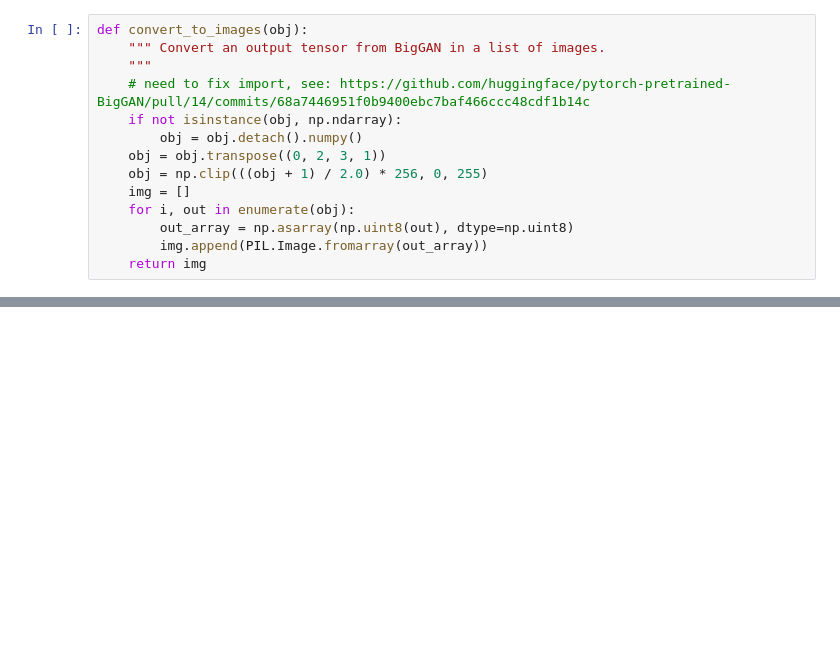
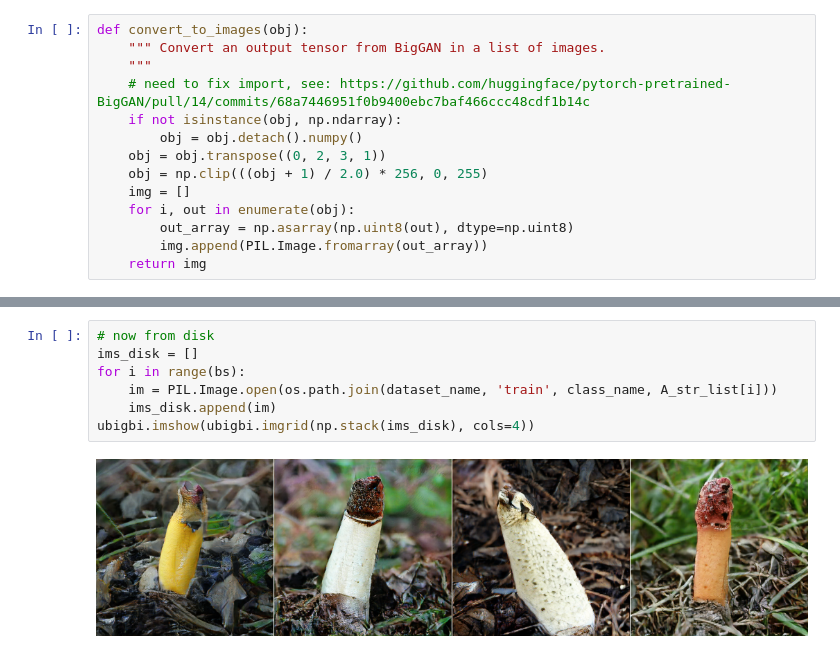
Before and after one commit to ali-design/GenRep, a Jupyter notebook: utils/test_z_dataset_pytorch.ipynb, the cells around one changed output, grey strips where cells are left out. Drawn from its saved outputs; the diff is of its cells as text; blank space fills up the shorter version.

```diff
--- a/utils/test_z_dataset_pytorch.ipynb
+++ b/utils/test_z_dataset_pytorch.ipynb
@@ -93,0 +73,9 @@ image on disk
+# %%
+# now from disk
+ims_disk = []
+for i in range(bs):
+    im = PIL.Image.open(os.path.join(dataset_name, 'train', class_name, A_str_list[i]))
+    ims_disk.append(im)
+ubigbi.imshow(ubigbi.imgrid(np.stack(ims_disk), cols=4))
+# %% [output]
+[figure, added]
```
Also changed, not shown: parts of 7 cells of this notebook, 2 other files.
